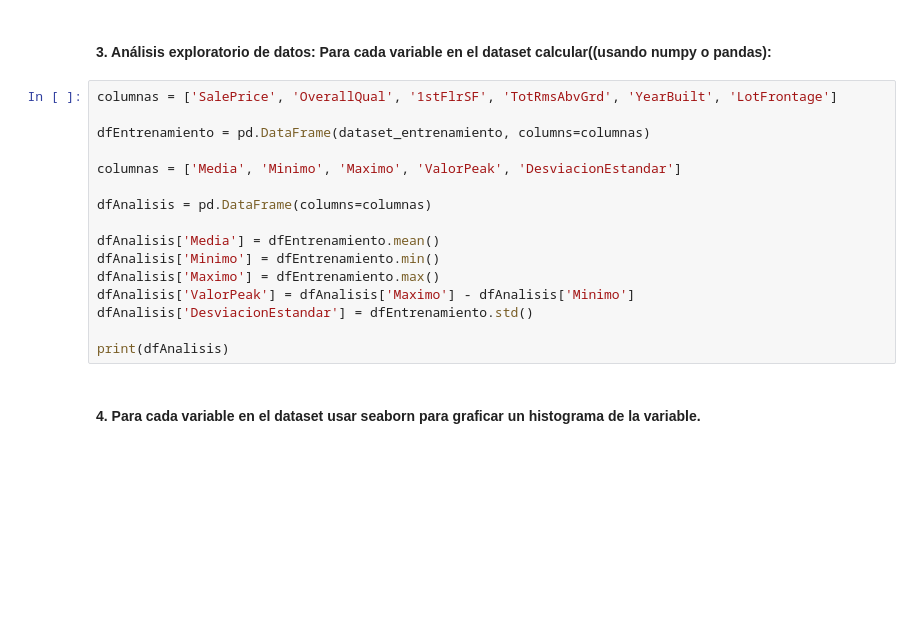
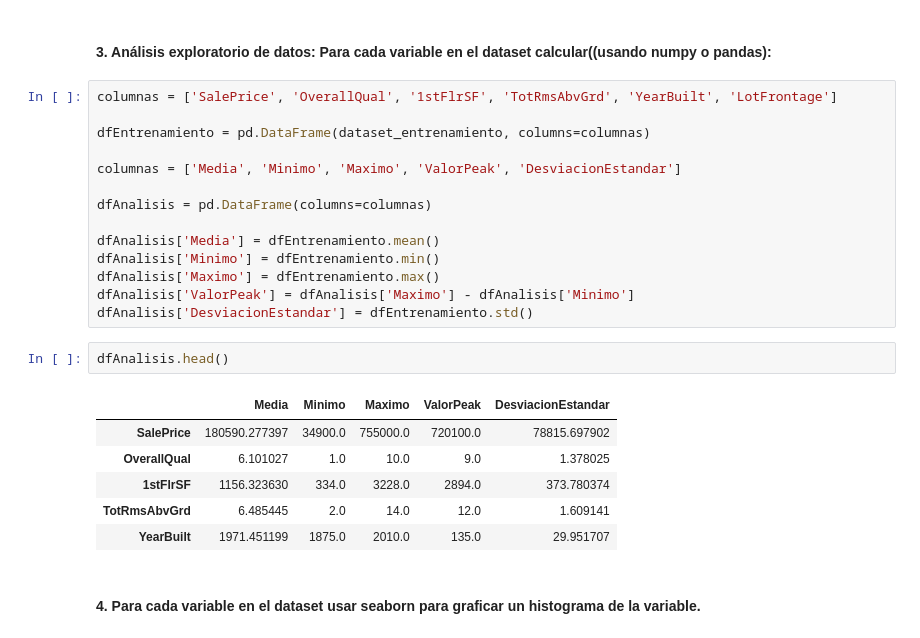
Before and after one commit to djosue-14/RegresionLineal, a Jupyter notebook: RegresionUniVariable.ipynb, the cells around one changed output. Saved outputs shown, nothing was run; the diff lists cells and outputs as text; blank space fills up the shorter version.

```diff
--- a/RegresionUniVariable.ipynb
+++ b/RegresionUniVariable.ipynb
@@ -25,8 +25,15 @@ dfAnalisis['Minimo'] = dfEntrenamiento.min()
 dfAnalisis['Maximo'] = dfEntrenamiento.max()
 dfAnalisis['ValorPeak'] = dfAnalisis['Maximo'] - dfAnalisis['Minimo']
 dfAnalisis['DesviacionEstandar'] = dfEntrenamiento.std()
-
-print(dfAnalisis)
+# %%
+dfAnalisis.head()
+# %% [output]
+|  | Media | Minimo | Maximo | ValorPeak | DesviacionEstandar |
+| SalePrice | 180590.277397 | 34900.0 | 755000.0 | 720100.0 | 78815.697902 |
+| OverallQual | 6.101027 | 1.0 | 10.0 | 9.0 | 1.378025 |
+| 1stFlrSF | 1156.323630 | 334.0 | 3228.0 | 2894.0 | 373.780374 |
+| TotRmsAbvGrd | 6.485445 | 2.0 | 14.0 | 12.0 | 1.609141 |
+| YearBuilt | 1971.451199 | 1875.0 | 2010.0 | 135.0 | 29.951707 |
 # %% [markdown]
 #### 4. Para cada variable en el dataset usar seaborn para graficar un histograma de la variable.
 # %%
```
Also changed, not shown: parts of 5 cells of this notebook.
